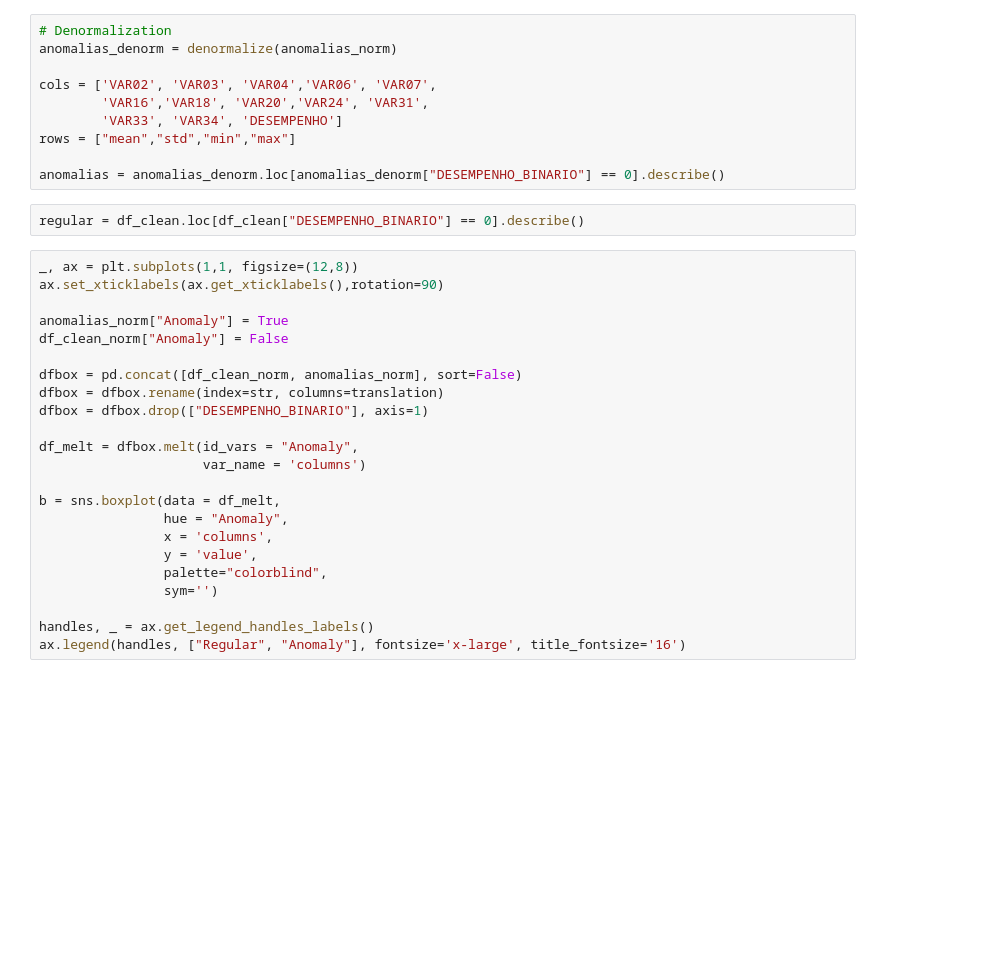
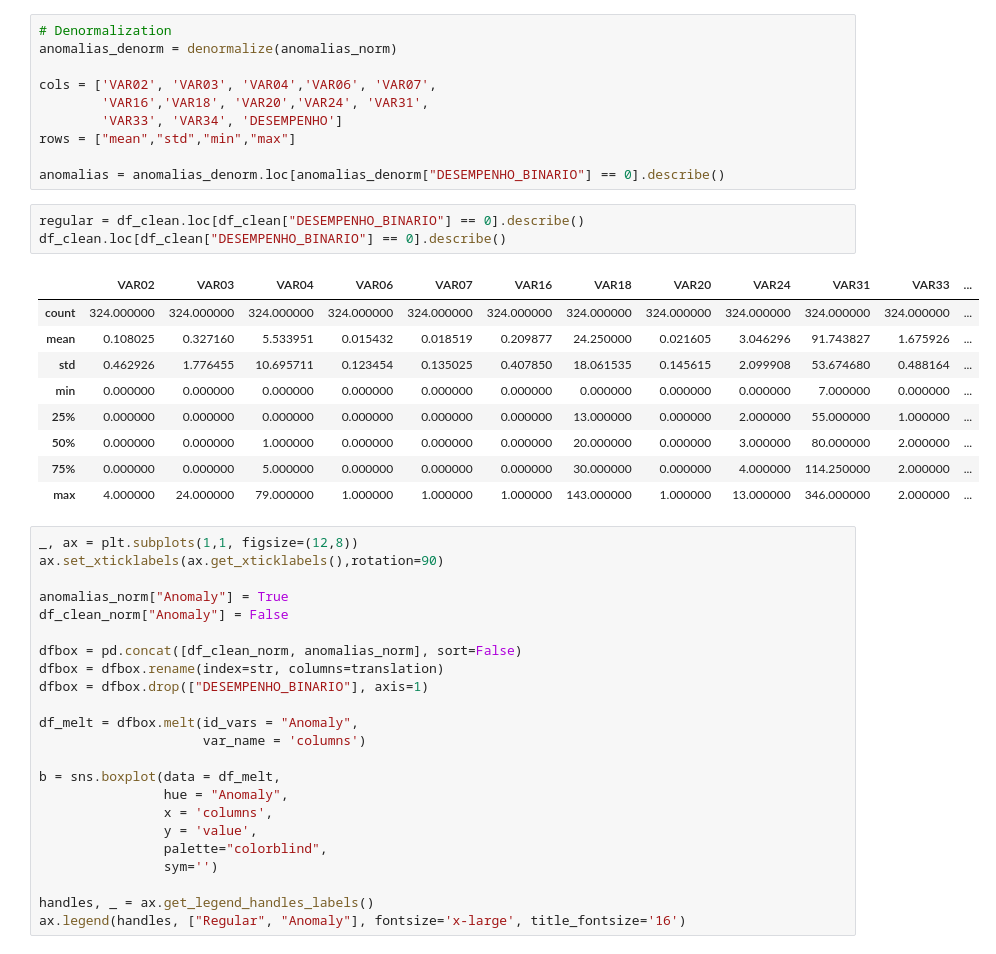
Before and after one commit to Drakmord2/EDM, a Jupyter notebook: Modeling.ipynb, the cells around one changed output. Cells and saved outputs as stored; diff of their text form; blank space fills up the shorter version.

```diff
--- a/Modeling.ipynb
+++ b/Modeling.ipynb
@@ -331,6 +329,17 @@ rows = ["mean","std","min","max"]
 anomalias = anomalias_denorm.loc[anomalias_denorm["DESEMPENHO_BINARIO"] == 0].describe()
 # %%
 regular = df_clean.loc[df_clean["DESEMPENHO_BINARIO"] == 0].describe()
+df_clean.loc[df_clean["DESEMPENHO_BINARIO"] == 0].describe()
+# %% [output]
+|  | VAR02 | VAR03 | VAR04 | VAR06 | VAR07 | VAR16 | VAR18 | VAR20 | VAR24 | VAR31 | VAR33 | ... |
+| count | 324.000000 | 324.000000 | 324.000000 | 324.000000 | 324.000000 | 324.000000 | 324.000000 | 324.000000 | 324.000000 | 324.000000 | 324.000000 | ... |
+| mean | 0.108025 | 0.327160 | 5.533951 | 0.015432 | 0.018519 | 0.209877 | 24.250000 | 0.021605 | 3.046296 | 91.743827 | 1.675926 | ... |
+| std | 0.462926 | 1.776455 | 10.695711 | 0.123454 | 0.135025 | 0.407850 | 18.061535 | 0.145615 | 2.099908 | 53.674680 | 0.488164 | ... |
+| min | 0.000000 | 0.000000 | 0.000000 | 0.000000 | 0.000000 | 0.000000 | 0.000000 | 0.000000 | 0.000000 | 7.000000 | 0.000000 | ... |
+| 25% | 0.000000 | 0.000000 | 0.000000 | 0.000000 | 0.000000 | 0.000000 | 13.000000 | 0.000000 | 2.000000 | 55.000000 | 1.000000 | ... |
+| 50% | 0.000000 | 0.000000 | 1.000000 | 0.000000 | 0.000000 | 0.000000 | 20.000000 | 0.000000 | 3.000000 | 80.000000 | 2.000000 | ... |
+| 75% | 0.000000 | 0.000000 | 5.000000 | 0.000000 | 0.000000 | 0.000000 | 30.000000 | 0.000000 | 4.000000 | 114.250000 | 2.000000 | ... |
+| max | 4.000000 | 24.000000 | 79.000000 | 1.000000 | 1.000000 | 1.000000 | 143.000000 | 1.000000 | 13.000000 | 346.000000 | 2.000000 | ... |
 # %%
 _, ax = plt.subplots(1,1, figsize=(12,8))
 ax.set_xticklabels(ax.get_xticklabels(),rotation=90)
```
Also changed, not shown: parts of 4 cells of this notebook.
